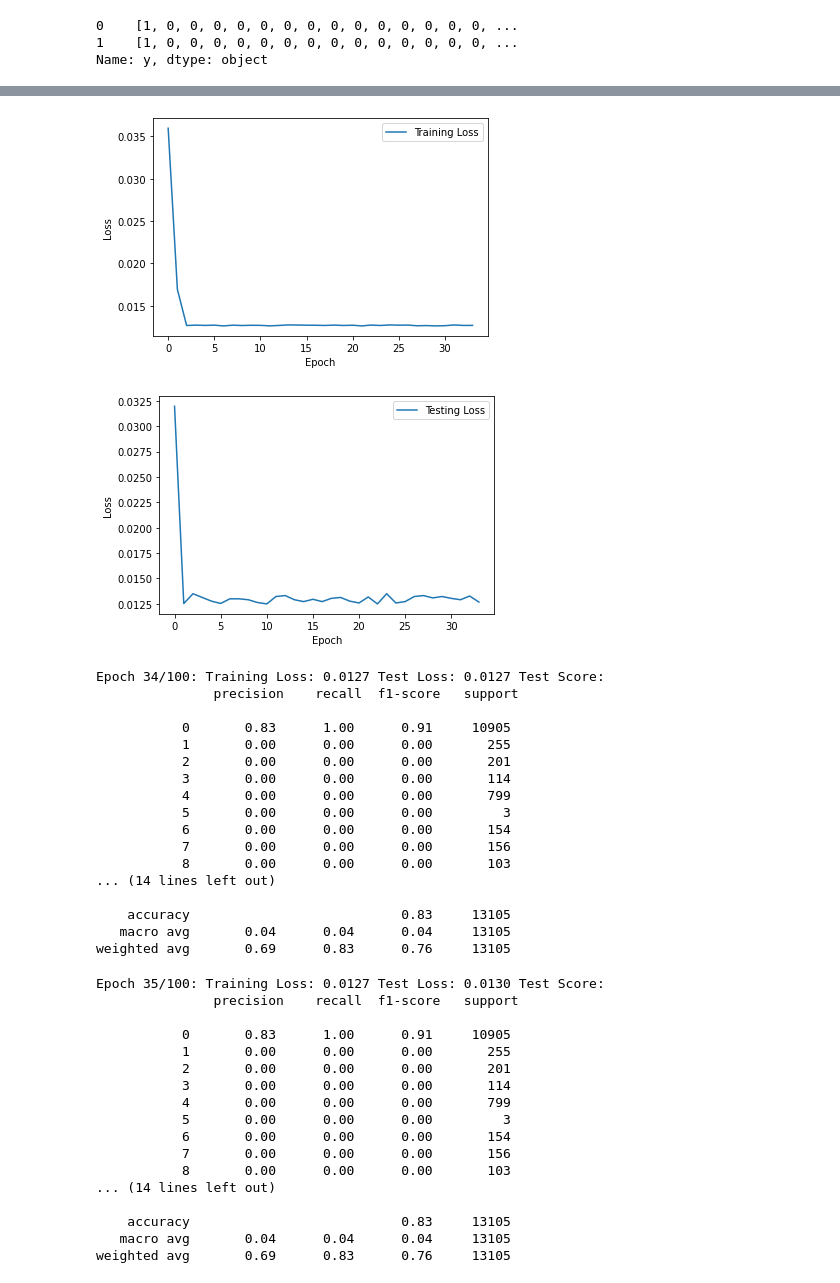
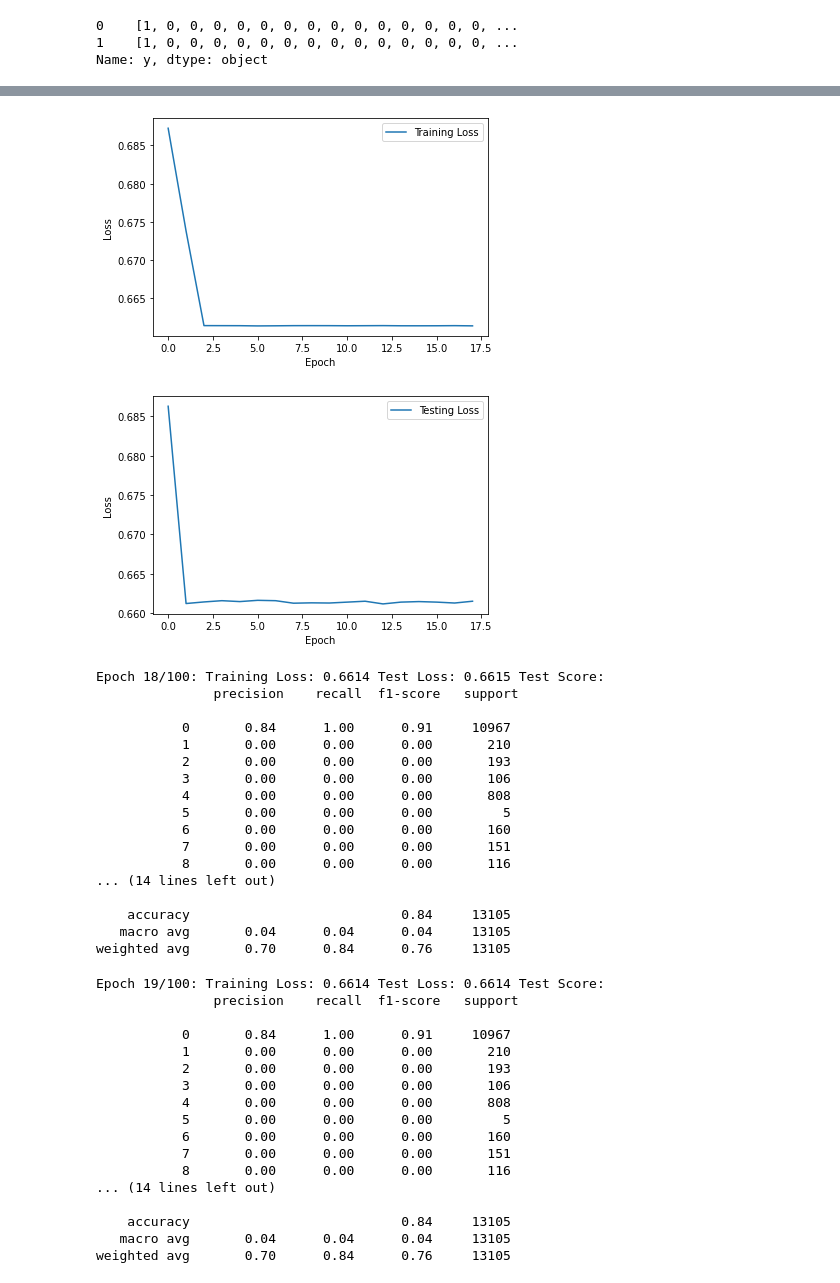
Before and after one commit to gullo97/earthquake_ml, a Jupyter notebook: notebook.ipynb, the cells around one changed output, grey strips where cells are left out. Drawn from its saved outputs; the diff is of its cells as text; code cells hidden in the pictures.

Commit message:
Implemented Focal Loss

```diff
--- a/notebook.ipynb
+++ b/notebook.ipynb
@@ -70,6 +70,31 @@ class CustomDataset(torch.utils.data.Dataset):
         train_size = int(train_size * len(self))
         test_size = len(self) - train_size
         return torch.utils.data.random_split(self, [train_size, test_size])
+
+
+
+class FocalLoss(nn.Module):
+    def __init__(self, alpha=1, gamma=0.05, logits=True, reduction='elementwise_mean'):
+        super(FocalLoss, self).__init__()
+        self.alpha = alpha
+        self.gamma = gamma
+        self.logits = logits
+        self.reduction = reduction
+
+    def forward(self, inputs, targets):
+        if self.logits:
+            BCE_loss = F.binary_cross_entropy_with_logits(inputs, targets, reduction='none')
+        else:
+            BCE_loss = F.binary_cross_entropy(inputs, targets, reduction='none')
+        pt = torch.exp(-BCE_loss)
+        F_loss = self.alpha * (1-pt)**self.gamma * BCE_loss
+
+        if self.reduction == 'elementwise_mean':
+            return torch.mean(F_loss)
+        elif self.reduction == 'sum':
+            return torch.sum(F_loss)
+        else:
+            return F_loss
 # %%
 dataset = CustomDataset(dataframe)
 train_dataset, test_dataset = dataset.train_test_split()
@@ -164,39 +185,39 @@ tensor([[0.0369, 0.0398, 0.0420, 0.0400, 0.0405, 0.0395, 0.0393, 0.0370, 0.0432,
 # %%
-train(model, train_loader, test_loader, nn.MSELoss(), optim.Adam(model.parameters(), lr=0.001), num_epochs=100, log_interval=2)
+train(model, train_loader, test_loader, FocalLoss(), optim.Adam(model.parameters(), lr=0.001), num_epochs=100, log_interval=2)
 # %% [output]
-[figure, old version]
+[figure, new version]
-[figure, old version]
+[figure, new version]
-Epoch 34/100: Training Loss: 0.0127 Test Loss: 0.0127 Test Score:
+Epoch 18/100: Training Loss: 0.6614 Test Loss: 0.6615 Test Score:
                precision    recall  f1-score   support
 
-           0       0.83      1.00      0.91     10905
-           1       0.00      0.00      0.00       255
-           2       0.00      0.00      0.00       201
-           3       0.00      0.00      0.00       114
-           4       0.00      0.00      0.00       799
-           5       0.00      0.00      0.00         3
-           6       0.00      0.00      0.00       154
-           7       0.00      0.00      0.00       156
-           8       0.00      0.00      0.00       103
+           0       0.84      1.00      0.91     10967
+           1       0.00      0.00      0.00       210
+           2       0.00      0.00      0.00       193
+           3       0.00      0.00      0.00       106
+           4       0.00      0.00      0.00       808
+           5       0.00      0.00      0.00         5
+           6       0.00      0.00      0.00       160
+           7       0.00      0.00      0.00       151
+           8       0.00      0.00      0.00       116
 ... (14 lines left out)
 
-    accuracy                           0.83     13105
+    accuracy                           0.84     13105
    macro avg       0.04      0.04      0.04     13105
-weighted avg       0.69      0.83      0.76     13105
+weighted avg       0.70      0.84      0.76     13105
-Epoch 35/100: Training Loss: 0.0127 Test Loss: 0.0130 Test Score:
+Epoch 19/100: Training Loss: 0.6614 Test Loss: 0.6614 Test Score:
                precision    recall  f1-score   support
 
-           0       0.83      1.00      0.91     10905
-           1       0.00      0.00      0.00       255
-           2       0.00      0.00      0.00       201
-           3       0.00      0.00      0.00       114
-           4       0.00      0.00      0.00       799
-           5       0.00      0.00      0.00         3
-           6       0.00      0.00      0.00       154
-           7       0.00      0.00      0.00       156
-           8       0.00      0.00      0.00       103
+           0       0.84      1.00      0.91     10967
+           1       0.00      0.00      0.00       210
+           2       0.00      0.00      0.00       193
+           3       0.00      0.00      0.00       106
+           4       0.00      0.00      0.00       808
+           5       0.00      0.00      0.00         5
+           6       0.00      0.00      0.00       160
+           7       0.00      0.00      0.00       151
+           8       0.00      0.00      0.00       116
 ... (14 lines left out)
 
-    accuracy                           0.83     13105
+    accuracy                           0.84     13105
    macro avg       0.04      0.04      0.04     13105
-weighted avg       0.69      0.83      0.76     13105
+weighted avg       0.70      0.84      0.76     13105
```
Also changed, not shown: parts of 2 cells of this notebook.
